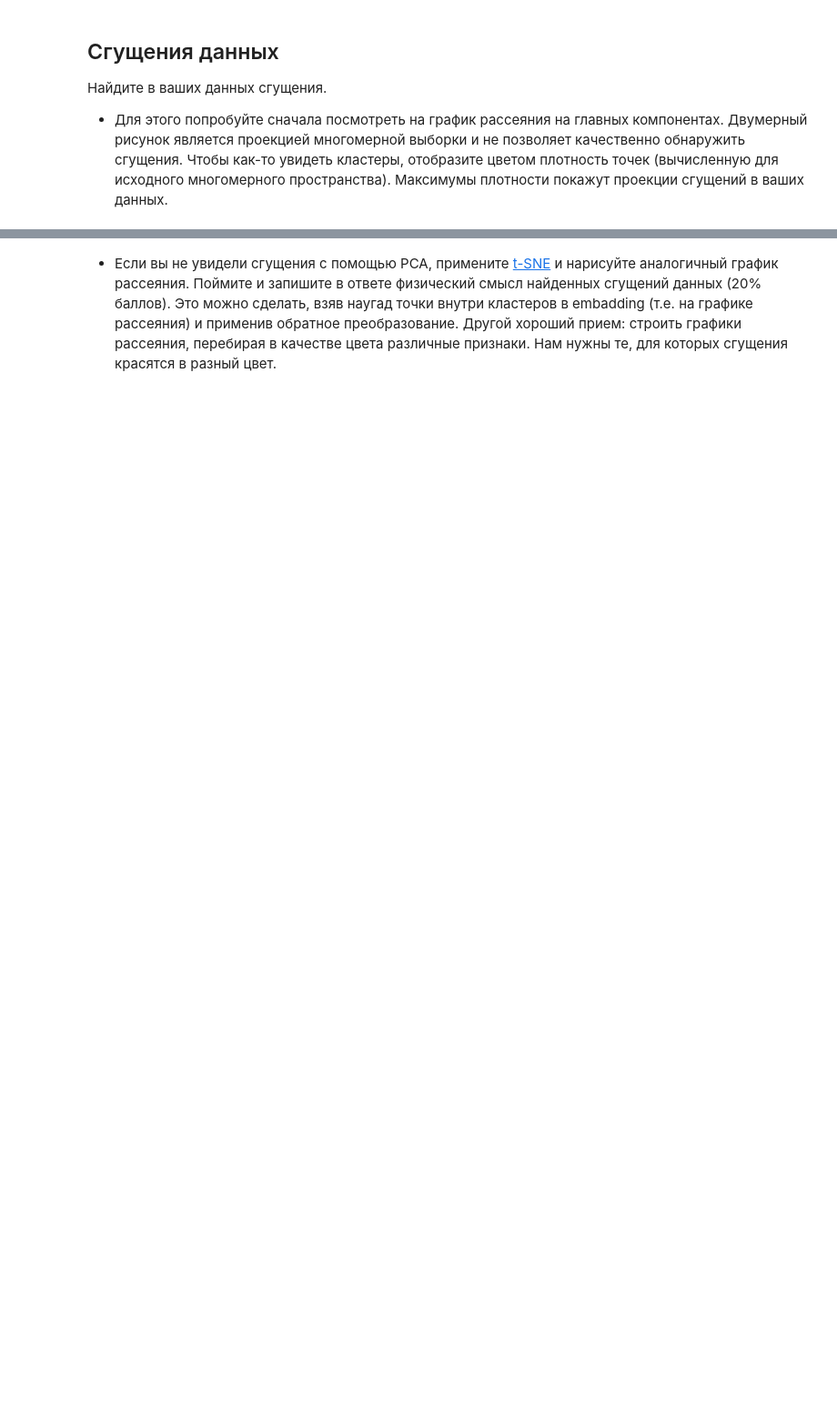
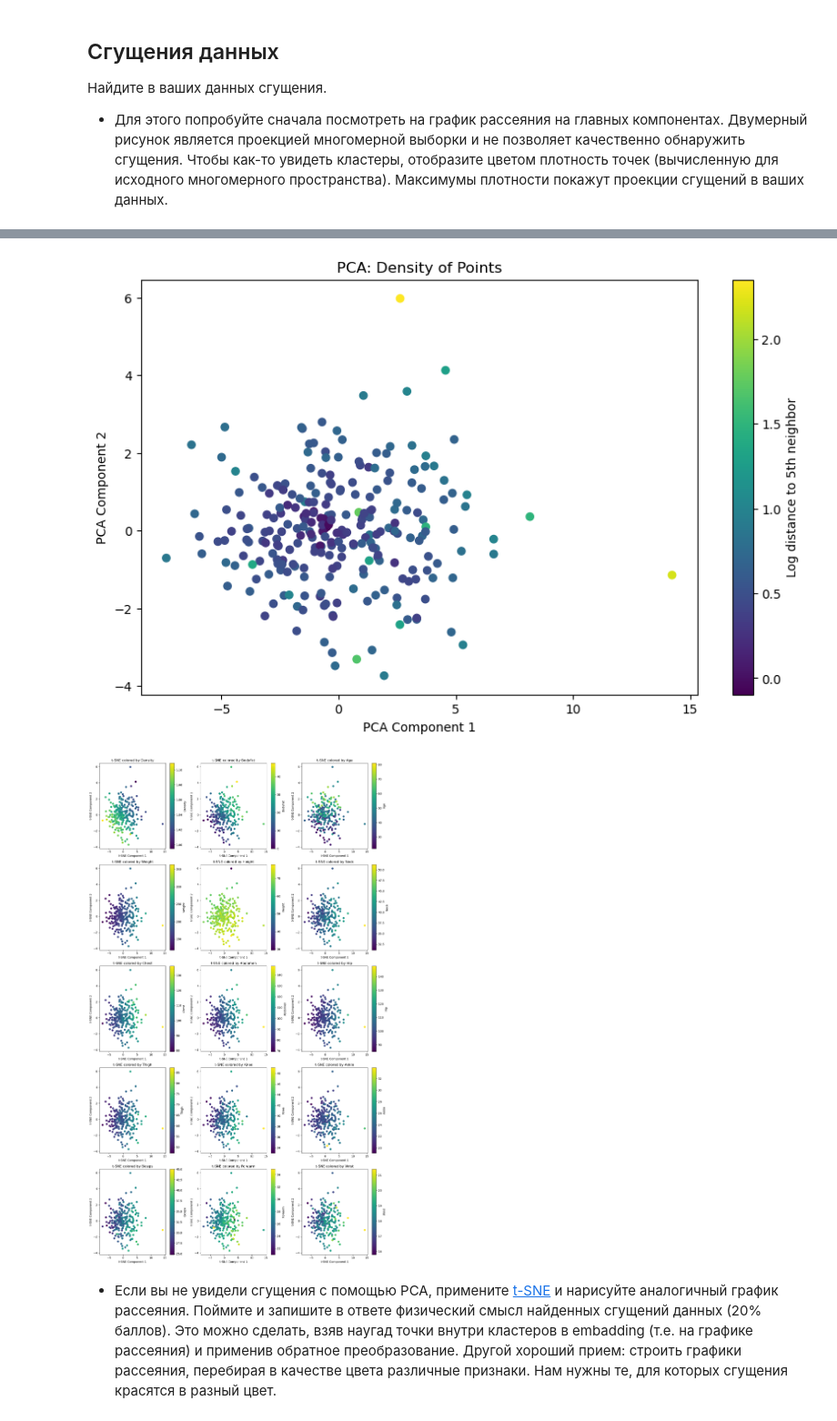
Before and after one commit to BEDTRIP/Guda_ML, a Jupyter notebook: lab4_done.ipynb, the cells around one changed output, grey strips where cells are left out. Shown at 91% size. Drawn from its saved outputs; the diff is of its cells as text; code cells hidden in the pictures; blank space fills up the shorter version.

```diff
--- a/lab4_done.ipynb
+++ b/lab4_done.ipynb
@@ -207,3 +165,73 @@ plt.show()
+# %%
+import pandas as pd
+import numpy as np
+import seaborn as sns
+import matplotlib.pyplot as plt
+from sklearn.preprocessing import StandardScaler
+from sklearn.decomposition import PCA
+from sklearn.manifold import TSNE
+from sklearn.cluster import DBSCAN
+from scipy.spatial import distance
+import warnings
+warnings.filterwarnings('ignore')
+
+# Загрузка данных
+data = pd.read_csv('bodyfat.csv')
+data.dropna(inplace=True)
+
+# Создаём бинарный категориальный признак на основе условия
+#data['Density_cat'] = data['Density'].apply(lambda x: 'fat' if x > 1.06 else 'thin')
+# One-hot encoding для нового категориального признака
+#data = pd.get_dummies(data, columns=['Density_cat'], prefix='Density')
+#X = data.drop(columns=['Density'])
+
+label = 'Neck'
+
+# Разделяем признаки и целевую переменную
+X = data.drop(columns=[label])
+y = data[label]
+
+# Нормировка признаков
+scaler = StandardScaler()
+X_scaled = scaler.fit_transform(X)
+X_scaled = pd.DataFrame(X_scaled, columns=X.columns)
+
+# PCA
+pca = PCA(n_components=2)
+pca_features = pca.fit_transform(X_scaled)
+# Вычисляем плотность через расстояние до min_samples-го соседа
+min_samples = 2
+d = distance.cdist(X_scaled, X_scaled)
+r = np.partition(d, min_samples, axis=1)[:, min_samples]
+
+# График PCA с плотностью
+plt.figure(figsize=(10, 6))
+scatter = plt.scatter(pca_features[:, 0], pca_features[:, 1], c=np.log(np.abs(r)), cmap='viridis')
+plt.colorbar(scatter, label='Log distance to 5th neighbor')
+plt.xlabel('PCA Component 1')
+plt.ylabel('PCA Component 2')
+plt.title('PCA: Density of Points')
+plt.show()
+
+# Графики рассеяния с цветом по всем признакам
+features_to_plot = data_with_target.columns  # Все признаки, включая model_year
+n_features = len(features_to_plot)
+n_cols = 3
+n_rows = (n_features + n_cols - 1) // n_cols
+
+plt.figure(figsize=(15, 5 * n_rows))
+for i, feature in enumerate(features_to_plot, 1):
+    plt.subplot(n_rows, n_cols, i)
+    scatter = plt.scatter(pca_features[:, 0], pca_features[:, 1], c=data_with_target[feature], cmap='viridis')
+    plt.colorbar(scatter, label=feature)
+    plt.xlabel('t-SNE Component 1')
+    plt.ylabel('t-SNE Component 2')
+    plt.title(f't-SNE colored by {feature}')
+plt.tight_layout()
+plt.show()
+# %% [output]
+[figure, added]
+[figure, added]
 # %% [markdown]
 * Если вы не увидели сгущения с помощью PCA, примените [t-SNE](https://scikit-learn.org/stable/modules/generated/sklearn.manifold.TSNE.html) и нарисуйте аналогичный график рассеяния. Поймите и запишите в ответе физический смысл найденных сгущений данных (20% баллов). Это можно сделать, взяв наугад точки внутри кластеров в embadding (т.е. на графике рассеяния) и применив обратное преобразование. Другой хороший прием: строить графики рассеяния, перебирая в качестве цвета различные признаки. Нам нужны те, для которых сгущения красятся в разный цвет.
 # %%
```
Also changed, not shown: parts of 13 cells of this notebook, 2 other files.
